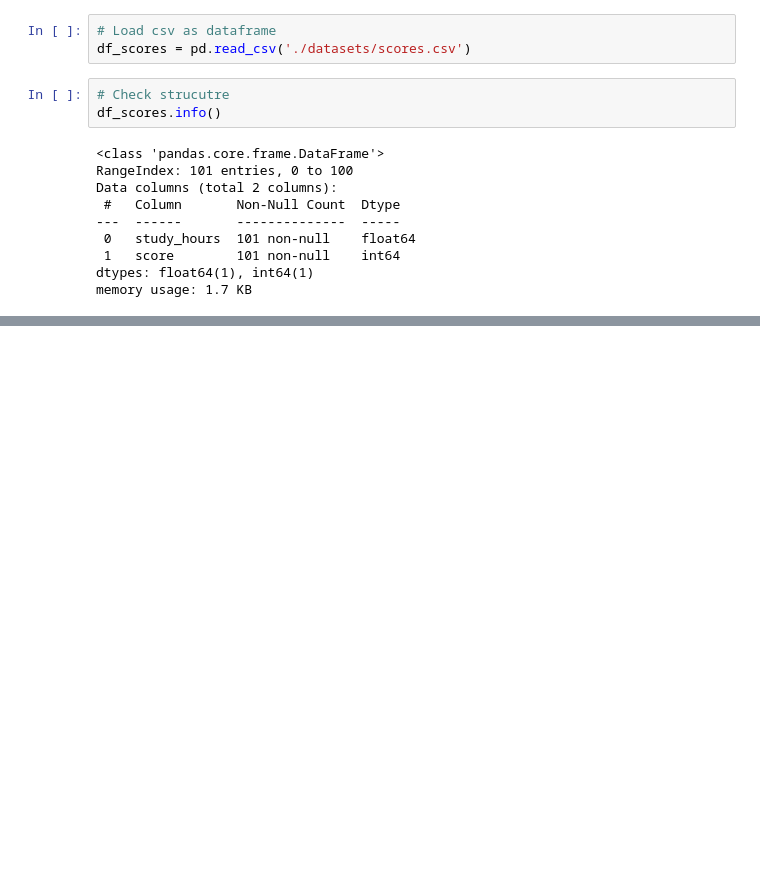
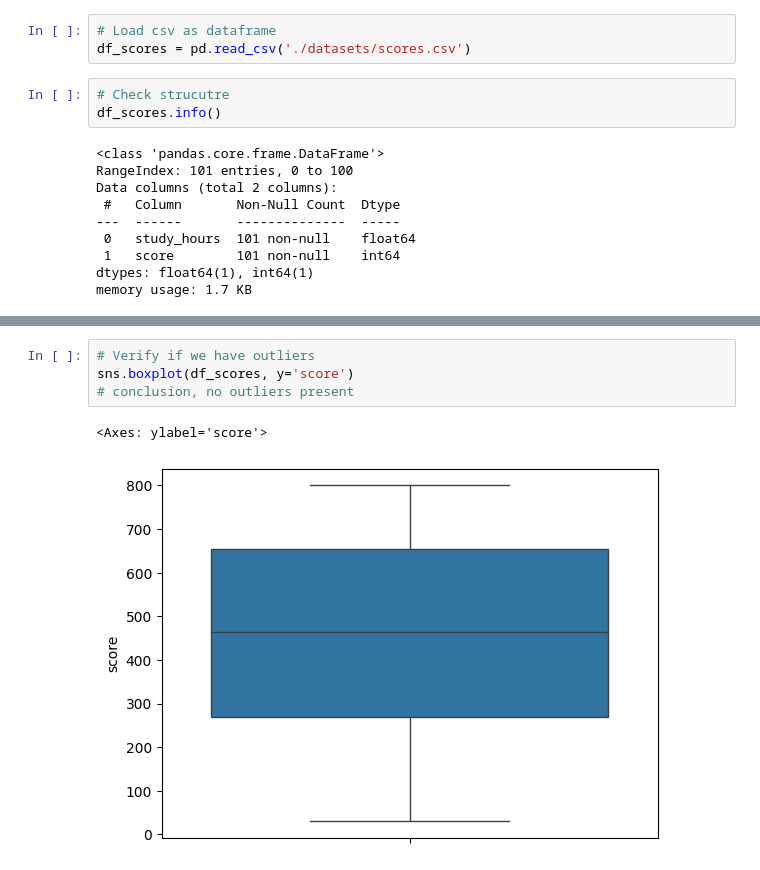
Before and after one commit to Suyannesara/ML_score_prevision, a Jupyter notebook: score_model.ipynb, the cells around one changed output, grey strips where cells are left out. Drawn from its saved outputs; the diff is of its cells as text; blank space fills up the shorter version.

```diff
--- a/score_model.ipynb
+++ b/score_model.ipynb
@@ -26,0 +72,7 @@ memory usage: 1.7 KB
+# %%
+# Verify if we have outliers
+sns.boxplot(df_scores, y='score')
+# conclusion, no outliers present
+# %% [output]
+<Axes: ylabel='score'>
+[figure, added]
```
Also changed, not shown: parts of 9 cells of this notebook.
